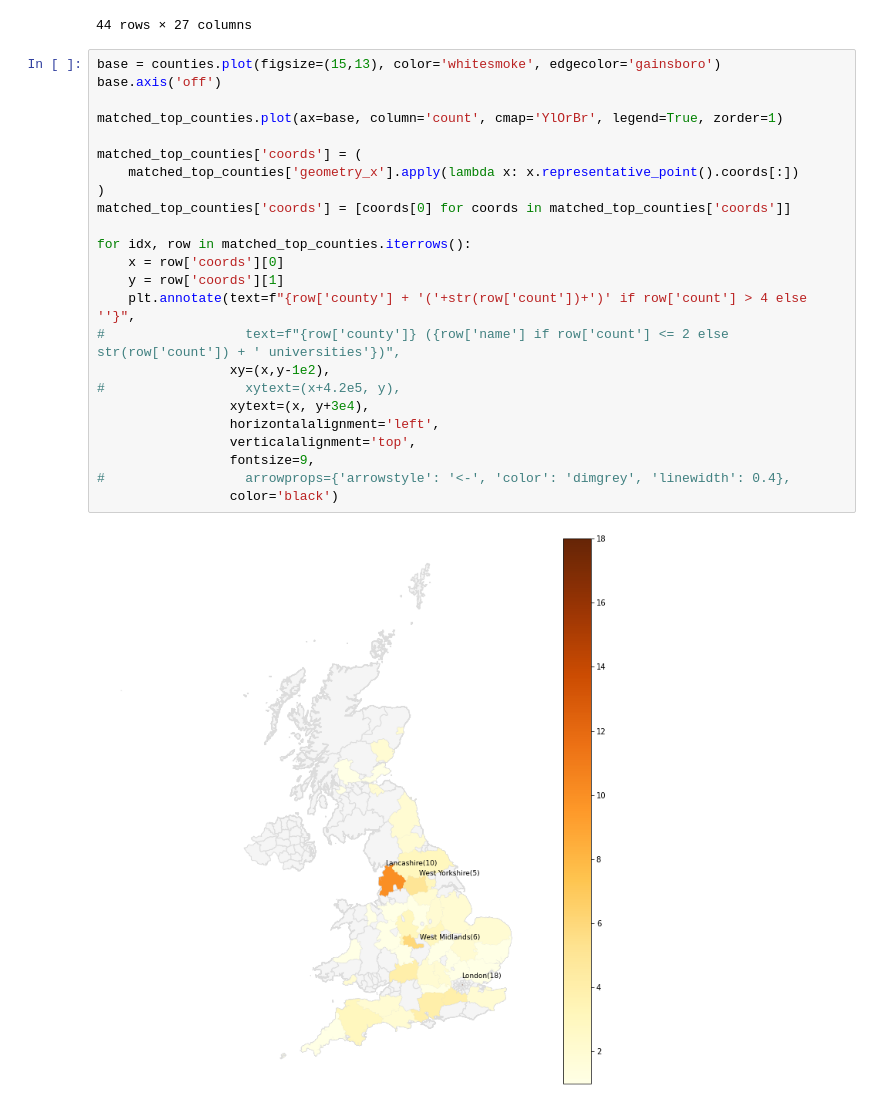
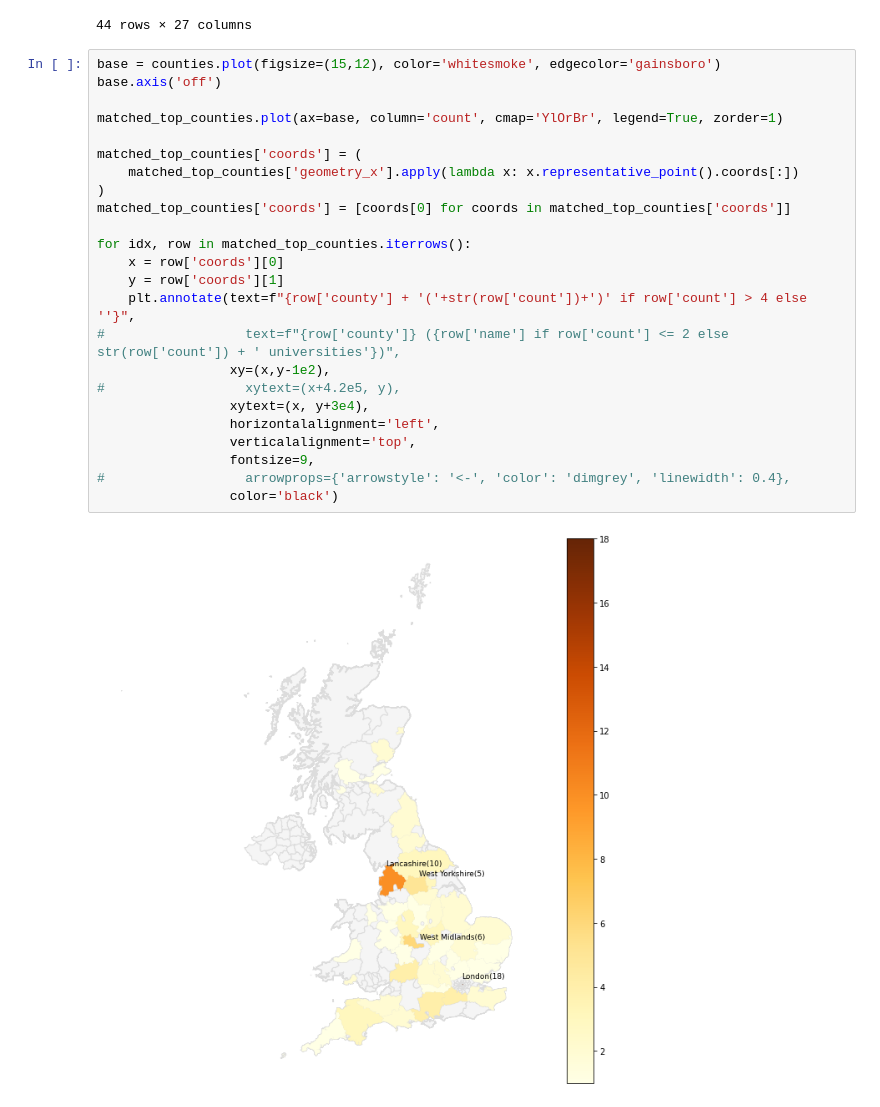
Before and after one commit to shielamms/geopandas-education-data, a Jupyter notebook: archive/Where are the top UK universities?.ipynb, the cells around one changed output. Drawn from its saved outputs; the diff is of its cells as text.

```diff
--- a/Where are the top UK universities?.ipynb
+++ b/archive/Where are the top UK universities?.ipynb
@@ -402,28 +447,28 @@ matched_top_counties
 | 43 | County Durham | POINT (592114.3450764164 6071377.... | 54.78 | -1.56 | Durham | Durham University,\nUniversity of... | 2 | 80 | GBR | United Kingdom | ... | ... |
 44 rows × 27 columns
 # %%
-base = counties.plot(figsize=(15,13), color='whitesmoke', edgecolor='gainsboro')
+base = counties.plot(figsize=(15,12), color='whitesmoke', edgecolor='gainsboro')
 base.axis('off')
 
 matched_top_counties.plot(ax=base, column='count', cmap='YlOrBr', legend=True, zorder=1)
 
 matched_top_counties['coords'] = (
     matched_top_counties['geometry_x'].apply(lambda x: x.representative_point().coords[:])
 )
 matched_top_counties['coords'] = [coords[0] for coords in matched_top_counties['coords']]
 
 for idx, row in matched_top_counties.iterrows():
     x = row['coords'][0]
     y = row['coords'][1]
     plt.annotate(text=f"{row['county'] + '('+str(row['count'])+')' if row['count'] > 4 else ''}",
 #                  text=f"{row['county']} ({row['name'] if row['count'] <= 2 else str(row['count']) + ' universities'})",
                  xy=(x,y-1e2),
 #                  xytext=(x+4.2e5, y),
                  xytext=(x, y+3e4),
                  horizontalalignment='left',
                  verticalalignment='top',
                  fontsize=9,
 #                  arrowprops={'arrowstyle': '<-', 'color': 'dimgrey', 'linewidth': 0.4},
                  color='black')
 # %% [output]
-[figure, old version]
+[figure, new version]
```
Also changed, not shown: parts of 5 cells of this notebook.
